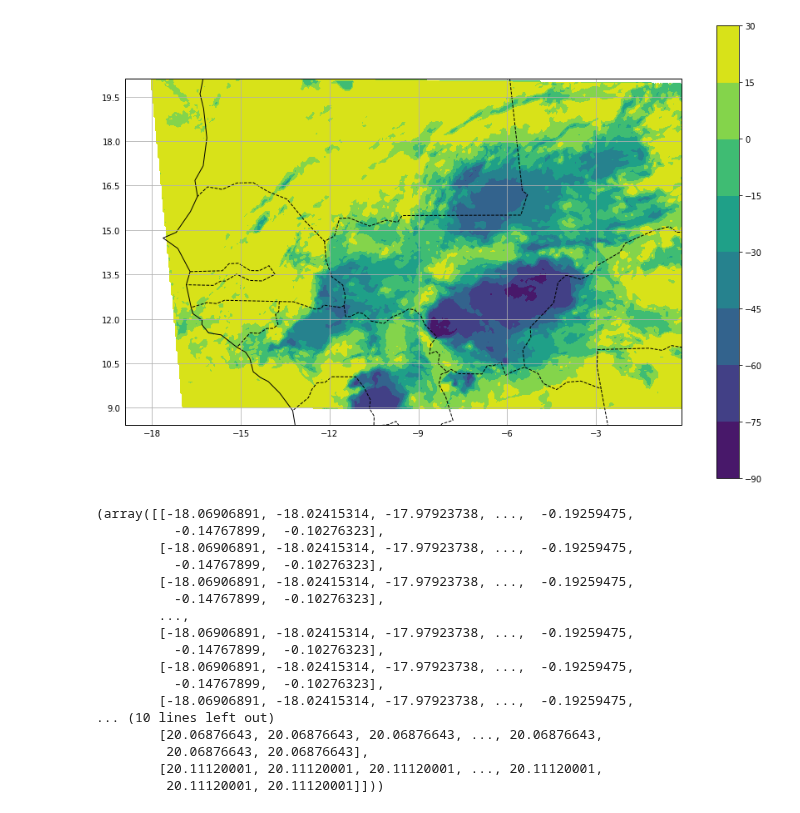
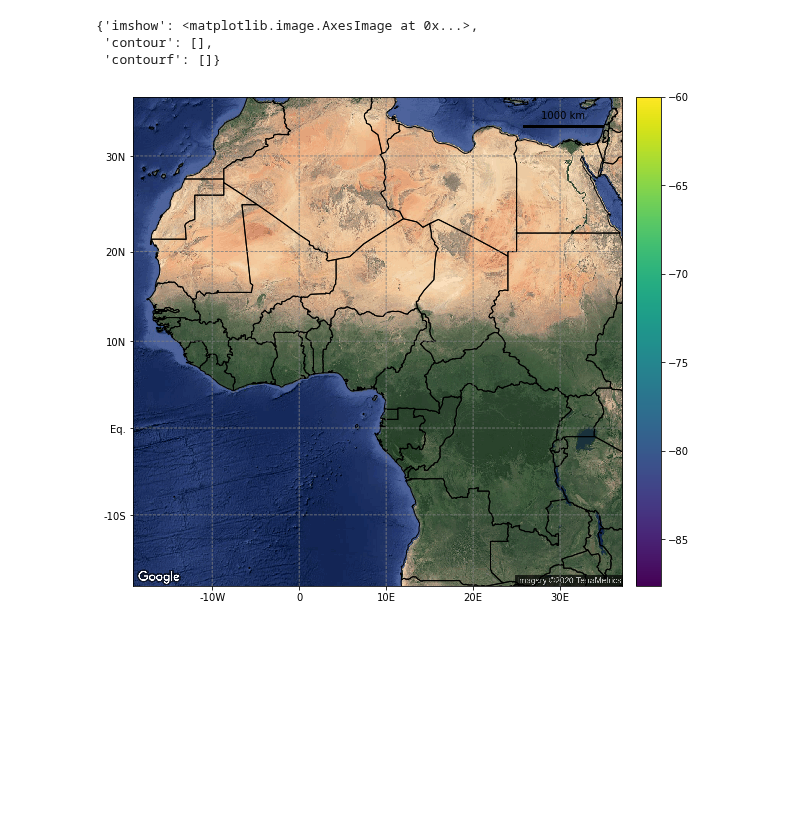
Before and after one commit to cornkle/proj_CEH, a Jupyter notebook: notebooks/AMMA_MSG_GOOGLEtestplots.ipynb, the cells around one changed output. Drawn from its saved outputs; the diff is of its cells as text; code cells hidden in the pictures; blank space fills up the shorter version.

```diff
--- a/notebooks/AMMA_MSG_GOOGLEtestplots.ipynb
+++ b/notebooks/AMMA_MSG_GOOGLEtestplots.ipynb
@@ -176,24 +103,15 @@ outt = u_int.interpolate_data(mdic['t'].values, inds, weights, shape)
-# %%
-draw_map(outt, grid.ll_coordinates[1], grid.ll_coordinates[0])
-# %% [output]
-[figure, removed]
-# %%
-grid.ll_coordinates
-# %% [output]
-(array([[-18.06906891, -18.02415314, -17.97923738, ...,  -0.19259475,
-          -0.14767899,  -0.10276323],
-        [-18.06906891, -18.02415314, -17.97923738, ...,  -0.19259475,
-          -0.14767899,  -0.10276323],
-        [-18.06906891, -18.02415314, -17.97923738, ...,  -0.19259475,
-          -0.14767899,  -0.10276323],
-        ...,
-        [-18.06906891, -18.02415314, -17.97923738, ...,  -0.19259475,
-          -0.14767899,  -0.10276323],
-        [-18.06906891, -18.02415314, -17.97923738, ...,  -0.19259475,
-          -0.14767899,  -0.10276323],
-        [-18.06906891, -18.02415314, -17.97923738, ...,  -0.19259475,
-... (10 lines left out)
-        [20.06876643, 20.06876643, 20.06876643, ..., 20.06876643,
-         20.06876643, 20.06876643],
-        [20.11120001, 20.11120001, 20.11120001, ..., 20.11120001,
-         20.11120001, 20.11120001]]))
+# %%
+f = plt.figure(figsize=(10,9))
+ax1 = f.add_subplot(111)
+# make a map of the same size as the image (no country borders)
+sm = Map(g.grid, factor=1, countries=True)
+
+sm.set_rgb(ggl_img)  # add the background rgb image
+sm.set_scale_bar(location=(0.88, 0.94))  # add scale
+sm.set_data(tir)
+sm.visualize()  # plot it
+# %% [output]
+{'imshow': <matplotlib.image.AxesImage at 0x...>,
+ 'contour': [],
+ 'contourf': []}
+[figure, added]
```
Also changed, not shown: parts of 24 cells of this notebook, 10 other files.
